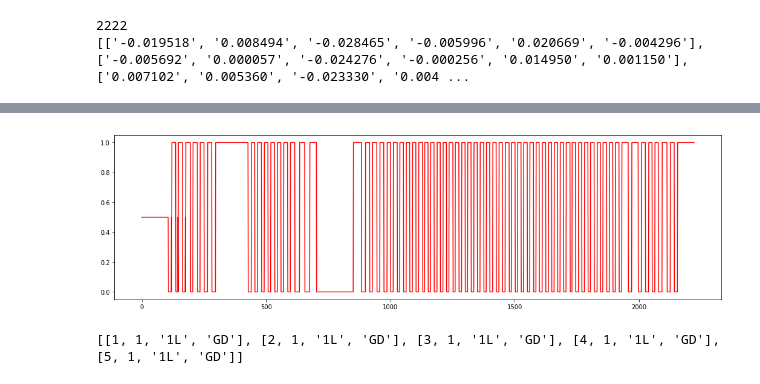
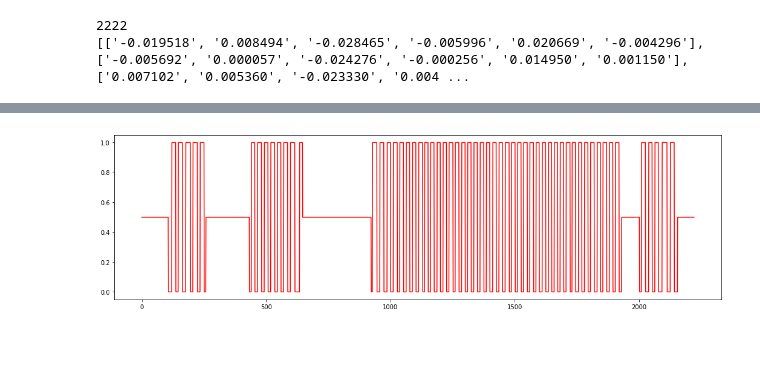
Before and after one commit to czyi/StepCounting, a Jupyter notebook: lstm_error_metric.ipynb, the cells around one changed output, grey strips where cells are left out. Cells and saved outputs as stored; diff of their text form; code cells hidden in the pictures; blank space fills up the shorter version.

```diff
--- a/lstm_error_metric.ipynb
+++ b/lstm_error_metric.ipynb
@@ -33,0 +91,10 @@ def read_sensor(filename):
+# %%
+data_x_2 = read_sensor("weallwalk/sensor/iPhoneSensors_T2_ID1_1L_GD.csv")
+print(len(data_x_2))
+
+data_y_2 = read_xml("weallwalk/xml/T2_ID1_GD.xml", len(data_x_2))
+print(len(data_y_2))
+
+plt.figure(figsize=(18, 5))
+plt.plot([i[0] for i in data_y_2], 'r')
+plt.show()
@@ -33,0 +105,19 @@ def read_sensor(filename):
+# %%
+print(len(data_x_2), len(data_y_2))
+
+data_x2_seq, data_y2_seq = [], []
+for i in range(len(data_x_2)-timesteps):
+    flag=1
+    for iy in data_y_2[i:i+timesteps]:
+#         print(iy)
+        if(iy[0]==0.5):
+#             print(0.5)
+            flag=0
+            break
+    if(flag==1):
+        x=data_x_2[i:i+timesteps]
+        y=data_y_2[i+timesteps]
+        data_x2_seq.append(x)
+        data_y2_seq.append(y)
+
+print(len(data_x2_seq), len(data_y2_seq))
@@ -34,5 +147,8 @@ def read_sensor(filename):
 # %%
-data_x = read_sensor("weallwalk/sensor/iPhoneSensors_T1_ID1_1L_GD.csv")
-print(len(data_x))
+data_x_1 = read_sensor("weallwalk/sensor/iPhoneSensors_T1_ID1_1L_GD.csv")
+print(len(data_x_1))
+
+data_y_1 = read_xml("weallwalk/xml/T1_ID1_GD.xml", len(data_x_1))
+print(len(data_y_1))
 # %% [output]
 2222
@@ -92,6 +156,6 @@ print(len(window_y))
 # %%
 plt.figure(figsize=(18, 5))
-plt.plot([i[0] for i in window_y], 'r')
+plt.plot([i[0] for i in data_y_1], 'r')
 plt.show()
 # %% [output]
-[figure, old version]
+[figure, new version]
@@ -158,13 +161,0 @@ def add_data(path, person, phone_location, assistant):
-# %%
-step_data_list = []
-for i in range(1,6):
-    step_data_list.append([i, 1, '1L', 'GD'])
-#     step_data_list.append([i, 1, '1L', 'WC'])
-#     step_data_list.append([i, 1, '2R', 'GD'])
-#     step_data_list.append([i, 1, '2R', 'WC'])
-#     step_data_list.append([i, 2, '1L', 'WC'])
-#     step_data_list.append([i, 2, '2R', 'WC'])
-
-print(step_data_list)
-# %% [output]
-[[1, 1, '1L', 'GD'], [2, 1, '1L', 'GD'], [3, 1, '1L', 'GD'], [4, 1, '1L', 'GD'], [5, 1, '1L', 'GD']]
```
Also changed, not shown: parts of 29 cells of this notebook, 18 other files.
